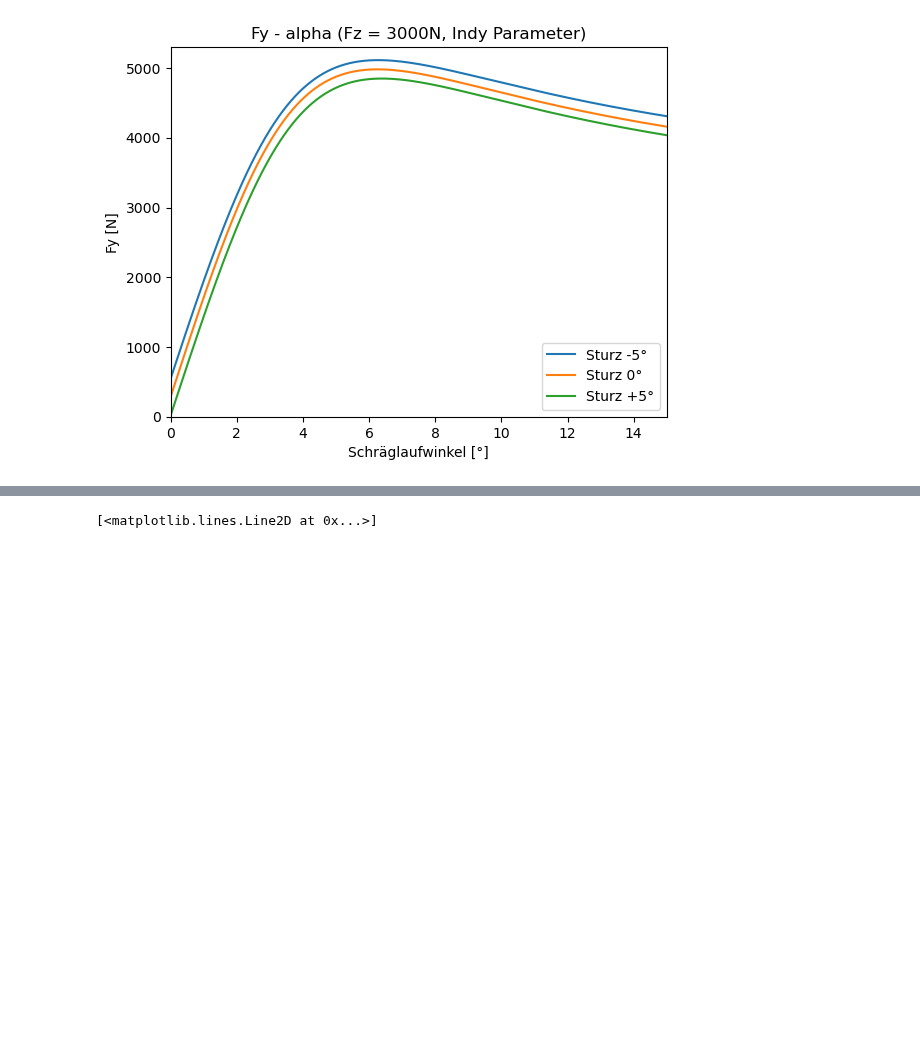
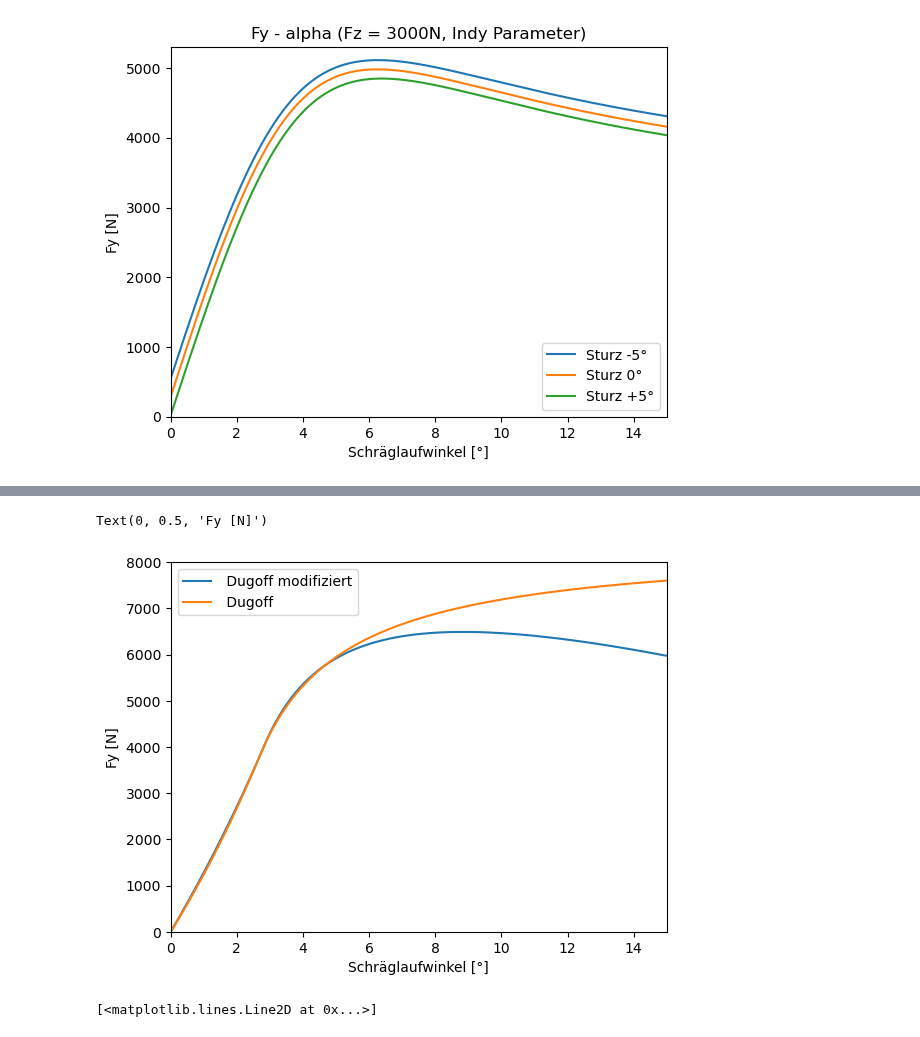
Before and after one commit to BenediktRuhland/SA-Tire-model, a Jupyter notebook: comparision/Spax_Abb_BA.ipynb, the cells around one changed output, grey strips where cells are left out. Saved outputs shown, nothing was run; the diff lists cells and outputs as text; code cells hidden in the pictures; blank space fills up the shorter version.

```diff
--- a/comparision/Spax_Abb_BA.ipynb
+++ b/comparision/Spax_Abb_BA.ipynb
@@ -137,3 +159,23 @@ Text(0.5, 1.0, 'Fy - alpha (Fz = 3000N, Indy Parameter)')
+# %%
+#Dugoff
+Fz = 4000
+Cs_lat = 1.94120979e-01
+Ca_lat = 4.07519670e+03
+mu_lat =  1.42305583e-01
+Fy = du.dugoff_lat(Sx,Sy,Fz,Cs_lat,Ca_lat,mu_lat)
+Fy1 = du.dugoff_lat_mod(Sx,Sy,4000,2,58000,1.9)
+Sy_plt = np.linspace(0,15,len(Sy))
+
+plt.plot(Sy_plt,Fy, label = ' Dugoff modifiziert')
+plt.plot(Sy_plt,Fy1, label = ' Dugoff')
+plt.xlim(0,15)
+plt.ylim(0,8000)
+plt.legend()
+plt.xlabel('Schräglaufwinkel [°]')
+plt.ylabel('Fy [N]')
+# %% [output]
+Text(0, 0.5, 'Fy [N]')
+[figure, added]
 # %%
 #Reibschlussbeiwert
 
```
Also changed, not shown: parts of 4 cells of this notebook, 10 other files.
